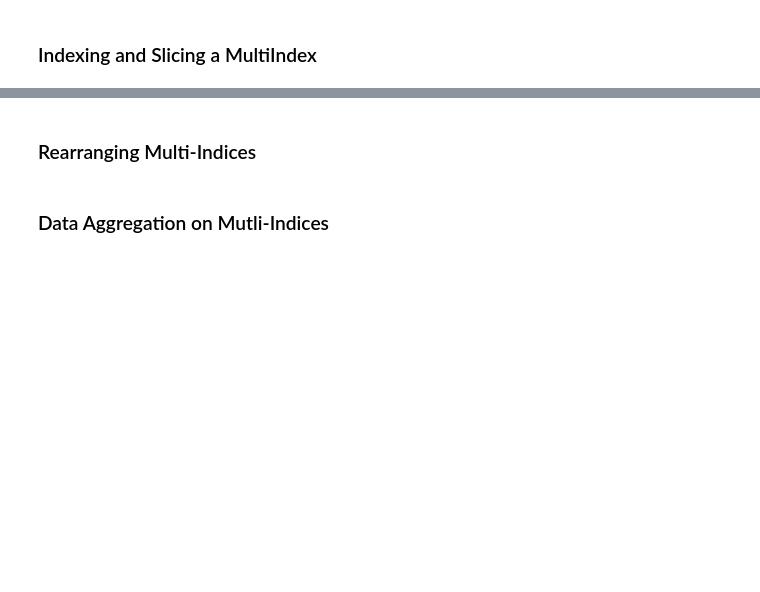
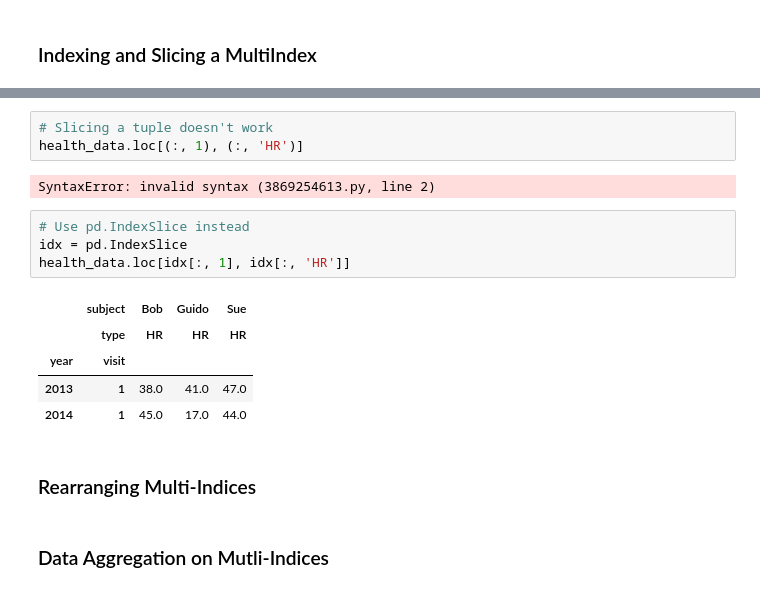
Before and after one commit to taylordunn/python-data-science-handbook, a Jupyter notebook: chapter3/chapter3.ipynb, the cells around one changed output, grey strips where cells are left out. Saved outputs shown, nothing was run; the diff lists cells and outputs as text; blank space fills up the shorter version.

Commit message:
Finished the slicing section

```diff
--- a/chapter3/chapter3.ipynb
+++ b/chapter3/chapter3.ipynb
@@ -636,3 +1024,18 @@ dtype: object
+# %%
+# Slicing a tuple doesn't work
+health_data.loc[(:, 1), (:, 'HR')]
+# %% [output]
+SyntaxError: invalid syntax (3869254613.py, line 2)
+# %%
+# Use pd.IndexSlice instead
+idx = pd.IndexSlice
+health_data.loc[idx[:, 1], idx[:, 'HR']]
+# %% [output]
+|  | subject | Bob | Guido | Sue |
+|  | type | HR | HR | HR |
+| year | visit |  |  |  |
+| 2013 | 1 | 38.0 | 41.0 | 47.0 |
+| 2014 | 1 | 45.0 | 17.0 | 44.0 |
 # %% [markdown]
 ### Rearranging Multi-Indices
 # %% [markdown]
```
Also changed, not shown: parts of 38 cells of this notebook.
